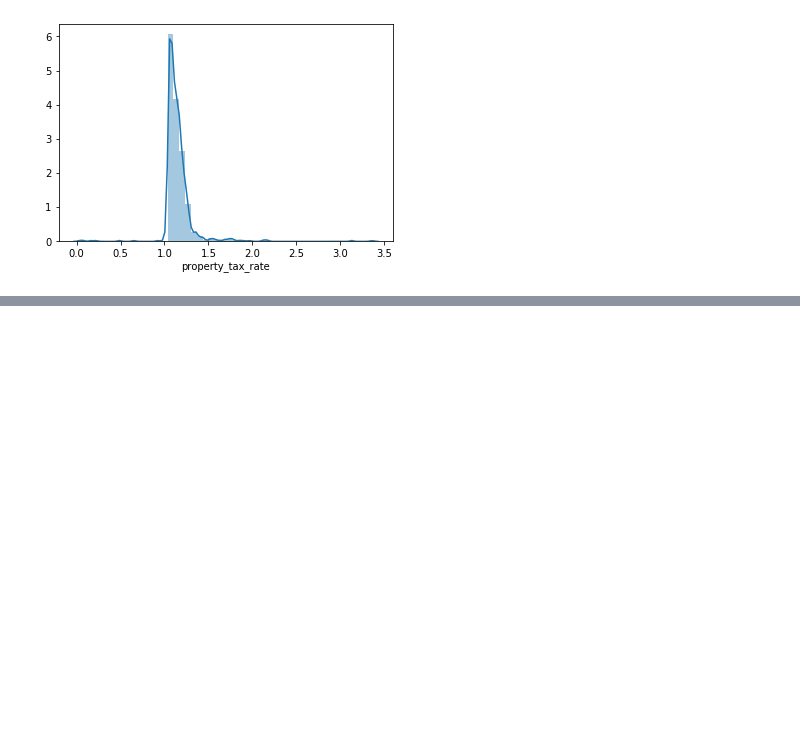
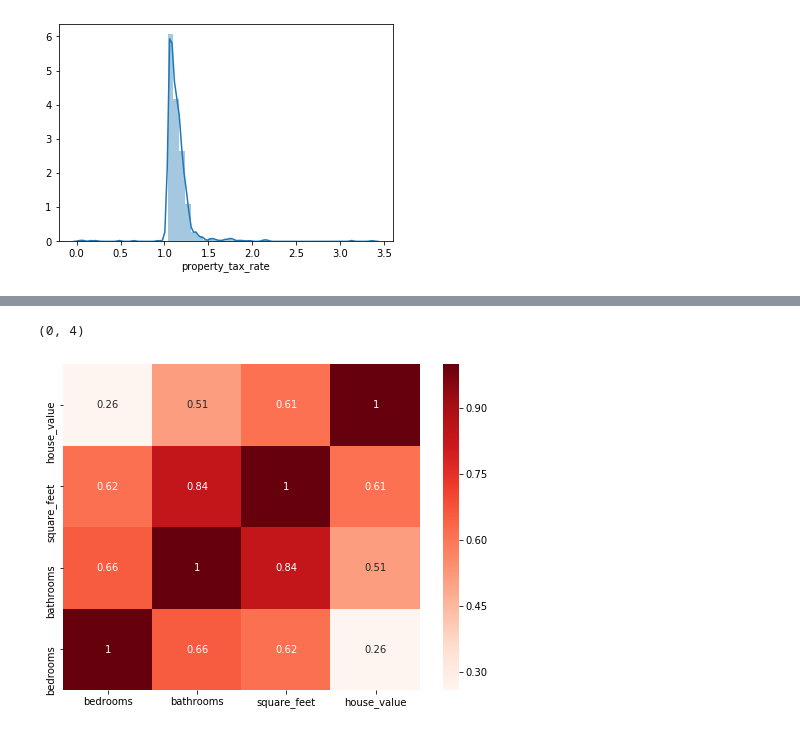
Before and after one commit to Jeff-Hutchins/zillow-project, a Jupyter notebook: zillow_project.ipynb, the cells around one changed output, grey strips where cells are left out. Saved outputs shown, nothing was run; the diff lists cells and outputs as text; code cells hidden in the pictures; blank space fills up the shorter version.

```diff
--- a/zillow_project.ipynb
+++ b/zillow_project.ipynb
@@ -51,0 +82,2 @@ ventura_county_tax_rates_displot = sns.distplot(ventura_county_tax_rates)
+# %%
+train, test = split_scale.split_my_data(df)
@@ -51,0 +116,7 @@ ventura_county_tax_rates_displot = sns.distplot(ventura_county_tax_rates)
+# %%
+plt.figure(figsize=(8,6))
+sns.heatmap(train.corr(), cmap='Reds', annot=True)
+plt.ylim(0, 4)
+# %% [output]
+(0, 4)
+[figure, added]
```
Also changed, not shown: parts of 38 cells of this notebook.
